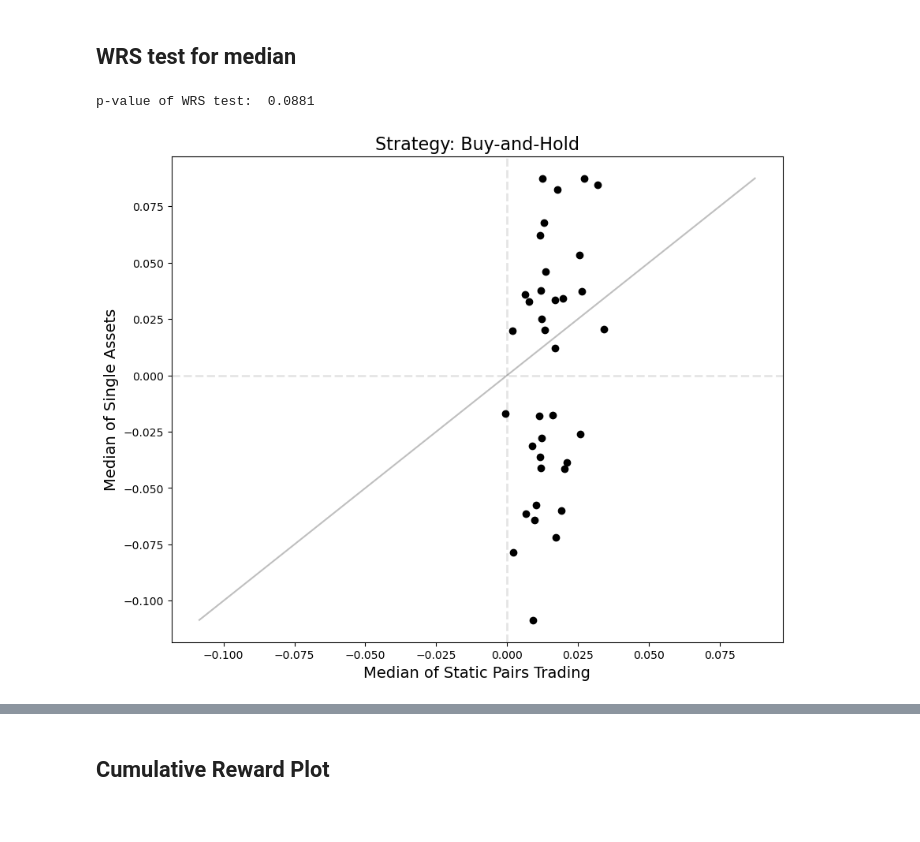
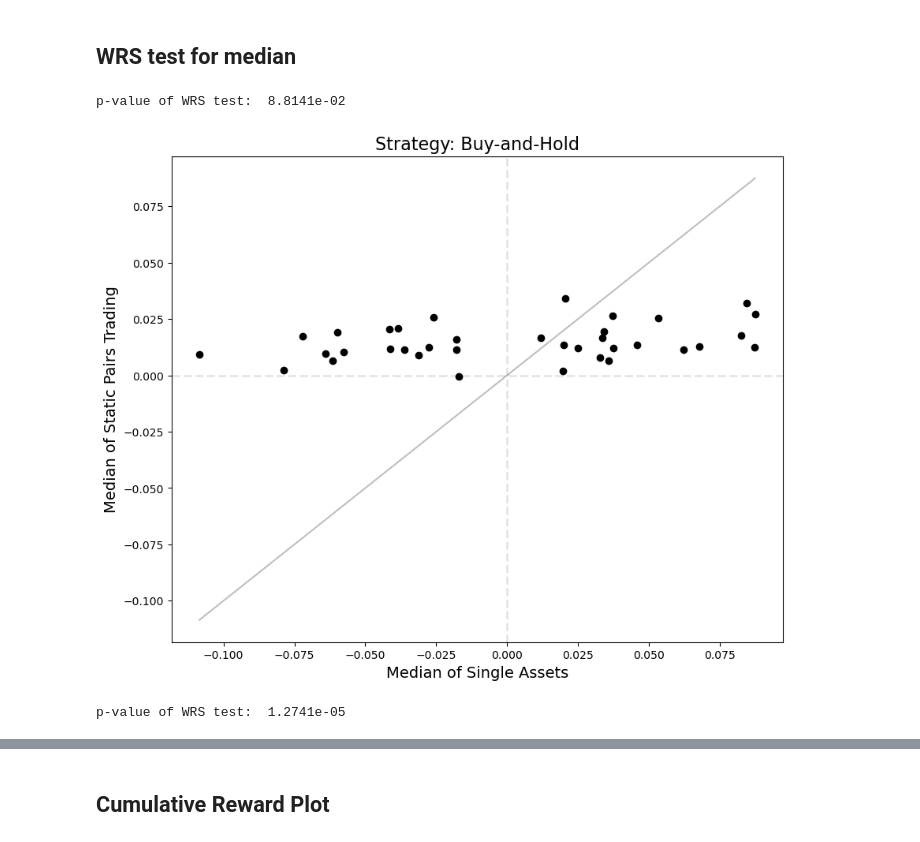
Before and after one commit to DanielHYLai/pairs-trading-with-reinforcement-learning, a Jupyter notebook: pairs-selection/comparison_oos_pairs_reduced.ipynb, the cells around one changed output, grey strips where cells are left out. Drawn from its saved outputs; the diff is of its cells as text; code cells hidden in the pictures.

```diff
--- a/pairs-selection/comparison_oos_pairs_reduced.ipynb
+++ b/pairs-selection/comparison_oos_pairs_reduced.ipynb
@@ -17,11 +17,12 @@ path = "figure_file"
 # %% [markdown]
 ## Load Data
 # %%
-static_pairs = load_cache_file("data_file/static_strategy/ap_reward_result_test.pkl")
+# static_pairs = load_cache_file("data_file/static_strategy/ap_reward_result_test.pkl")
+static_pairs = load_cache_file("data/ap_reward_result_test.pkl")
 # %% [markdown]
 ## Comparison Target: Reduced S&P500 Constituent
 # %%
-test_data = pd.read_csv("data_file/test_PT.csv", encoding="UTF-8")
+test_data = pd.read_csv("data/test_PT.csv", encoding="UTF-8")
 tickers = test_data["Ticker"].unique()
 # %%
 # Add daily log return and Bollinger bands to the original stock price data
@@ -182,31 +194,38 @@ static_pairs_median = static_pairs_table.median(axis=0)
 single_median_BandH = single_result_BandH_table.median(axis=0)
 
 statistic, pvalue = wilcoxon(static_pairs_median, single_median_BandH, alternative="greater")
-print(f"p-value of WRS test: {pvalue: .4f}")
+print(f"p-value of WRS test: {pvalue: .4e}")
 # %% [output]
-p-value of WRS test:  0.0881
+p-value of WRS test:  8.8141e-02
 # %%
 plt.figure(figsize=(10, 8))
-plt.scatter(static_pairs_median, single_median_BandH, color="black")
+plt.scatter(single_median_BandH, static_pairs_median, color="black")
 plt.plot(
     np.linspace(
         min(min(single_median_BandH), min(static_pairs_median)),
         max(max(single_median_BandH), max(static_pairs_median)),
         200
     ),
     np.linspace(
         min(min(single_median_BandH), min(static_pairs_median)),
         max(max(single_median_BandH), max(static_pairs_median)),
         200
     ),
     color="grey", alpha=0.5
 )
 plt.axhline(y=0, color="black", linestyle="--", linewidth=2, alpha=0.1)
 plt.axvline(x=0, color="black", linestyle="--", linewidth=2, alpha=0.1)
-plt.xlabel("Median of Static Pairs Trading", fontsize=14)
-plt.ylabel("Median of Single Assets", fontsize=14)
+plt.xlabel("Median of Single Assets", fontsize=14)
+plt.ylabel("Median of Static Pairs Trading", fontsize=14)
 plt.title("Strategy: Buy-and-Hold", fontsize=16)
-plt.savefig(f"{path}/singleAsset_vs_staticPT_BandH_WRS.png", dpi=300, bbox_inches="tight")
+# plt.savefig(f"{path}/singleAsset_vs_staticPT_BandH_WRS.png", dpi=300, bbox_inches="tight")
 plt.show()
 # %% [output]
-[figure, old version]
+[figure, new version]
+# %%
+single_median_BB = single_result_BB_table.median(axis=0)
+
+statistic, pvalue = wilcoxon(static_pairs_median, single_median_BB, alternative="greater")
+print(f"p-value of WRS test: {pvalue: .4e}")
+# %% [output]
+p-value of WRS test:  1.2741e-05
```
Also changed, not shown: parts of 7 cells of this notebook, 1 other file.
